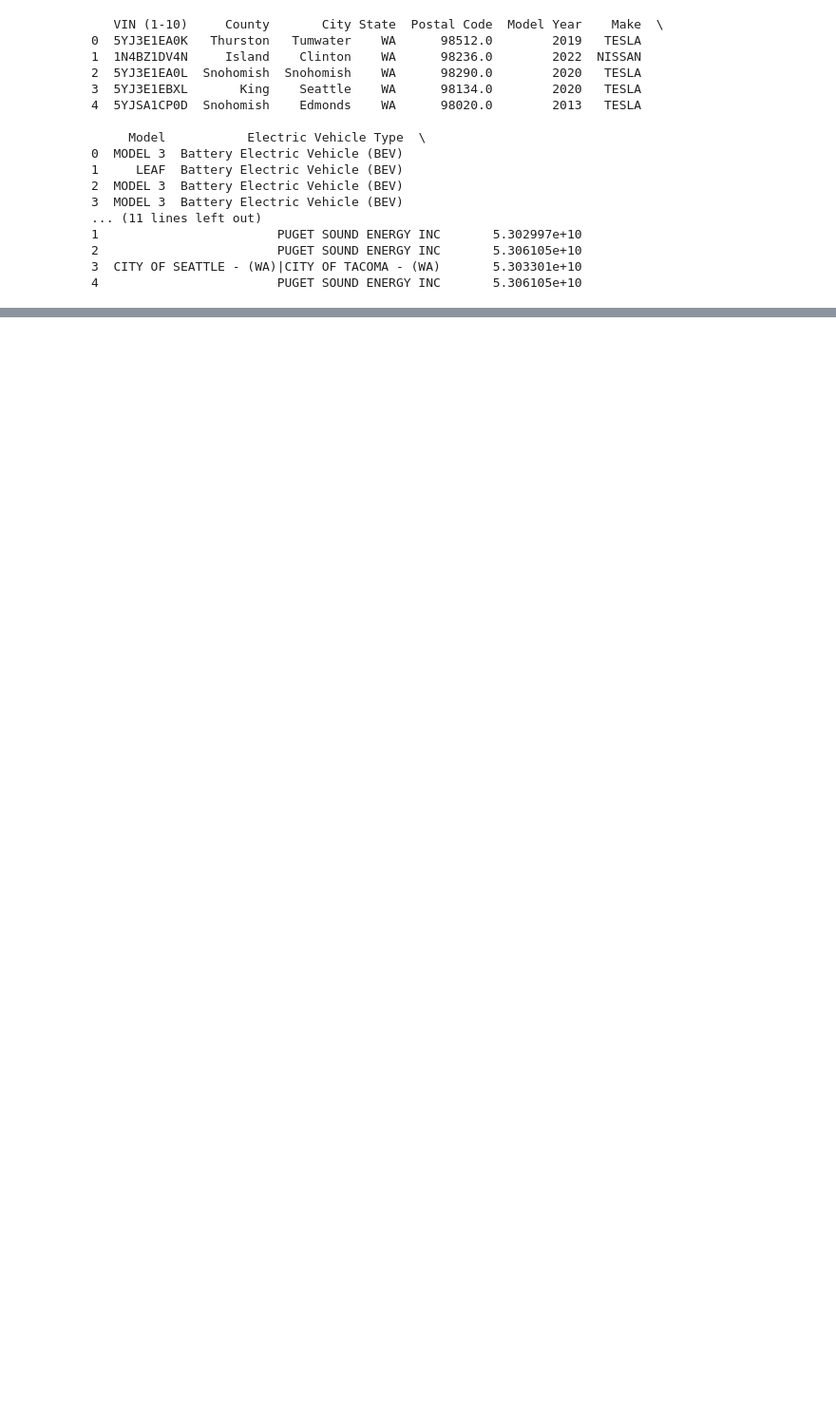
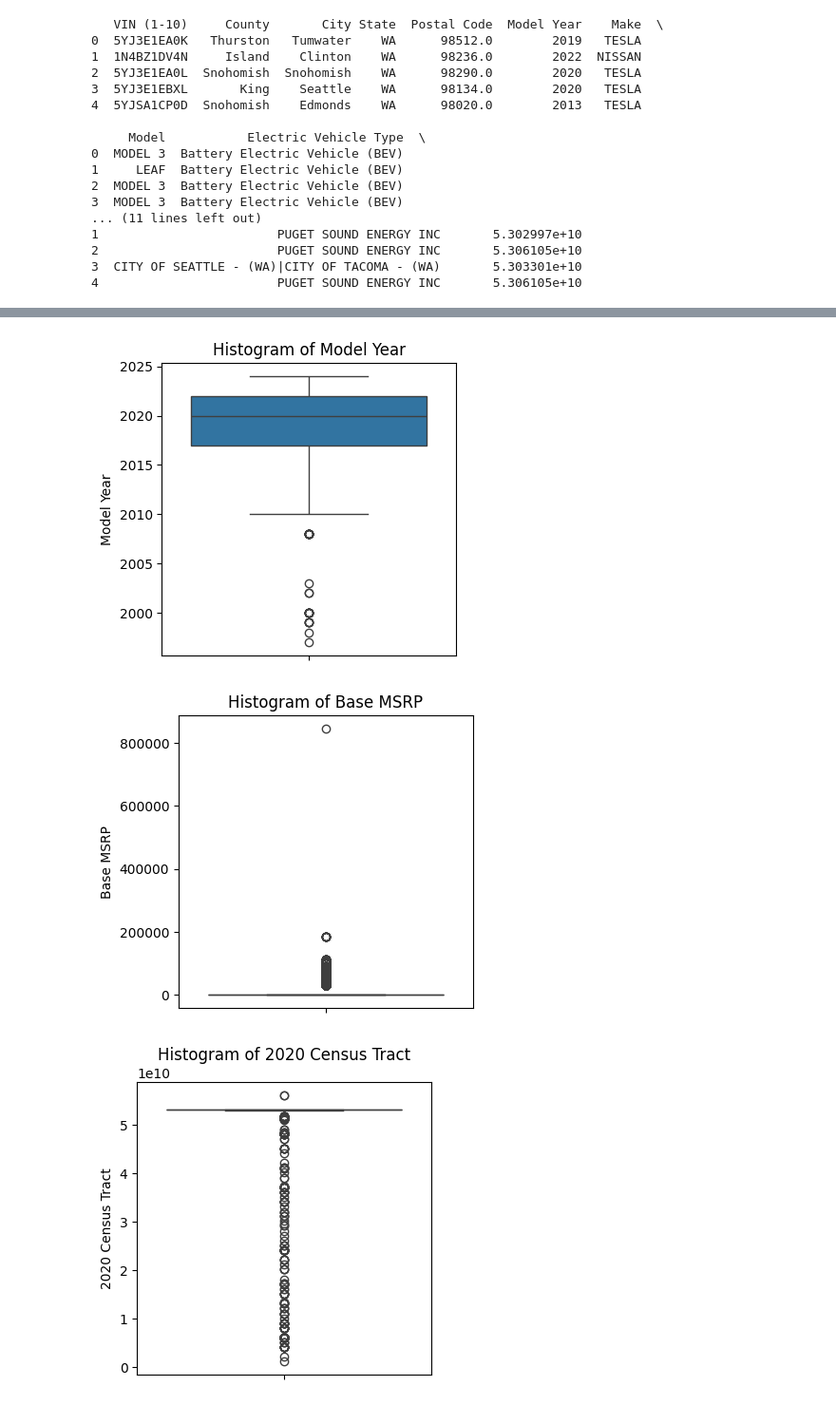
Before and after one commit to zeerau/TDI_Projects, a Jupyter notebook: capstone.ipynb, the cells around one changed output, grey strips where cells are left out. Shown: that part at 95% size. Drawn from its saved outputs; the diff is of its cells as text; code cells hidden in the pictures; blank space fills up the shorter version.

```diff
--- a/capstone.ipynb
+++ b/capstone.ipynb
@@ -190,0 +183,4 @@ print(elec_ds.head())
+# %%
+# filling the missing values of model column with the mode
+mode_value = elec_ds['Model'].mode()[0]
+elec_ds['Model'] = elec_ds['Model'].fillna(mode_value)
@@ -190,0 +210,7 @@ print(elec_ds.head())
+# %%
+
+elec_ds.drop_duplicates(subset=['VIN (1-10)', 'County'], inplace=True)
+
+
+num_duplicates = elec_ds.duplicated().sum()
+print(f"Number of duplicate records: {num_duplicates}")
@@ -190,0 +219,4 @@ print(elec_ds.head())
+# %%
+elec_ds['Model Year'] = pd.to_datetime(elec_ds['Model Year'], format='%Y', errors='coerce')
+# %%
+elec_ds['Postal Code'] = elec_ds['Postal Code'].astype(str)
@@ -190,0 +246,14 @@ print(elec_ds.head())
+# %%
+# Select numerical columns
+numerical_cols = elec_ds.select_dtypes(include=['number']).columns
+
+# Create histograms for each numerical column
+for col in numerical_cols:
+    plt.figure(figsize=(4, 4))
+    sns.boxplot(elec_ds[col])
+    plt.title(f'Histogram of {col}')
+    plt.show()
+# %% [output]
+[figure, added]
+[figure, added]
+[figure, added]
```
Also changed, not shown: parts of 11 cells of this notebook.
